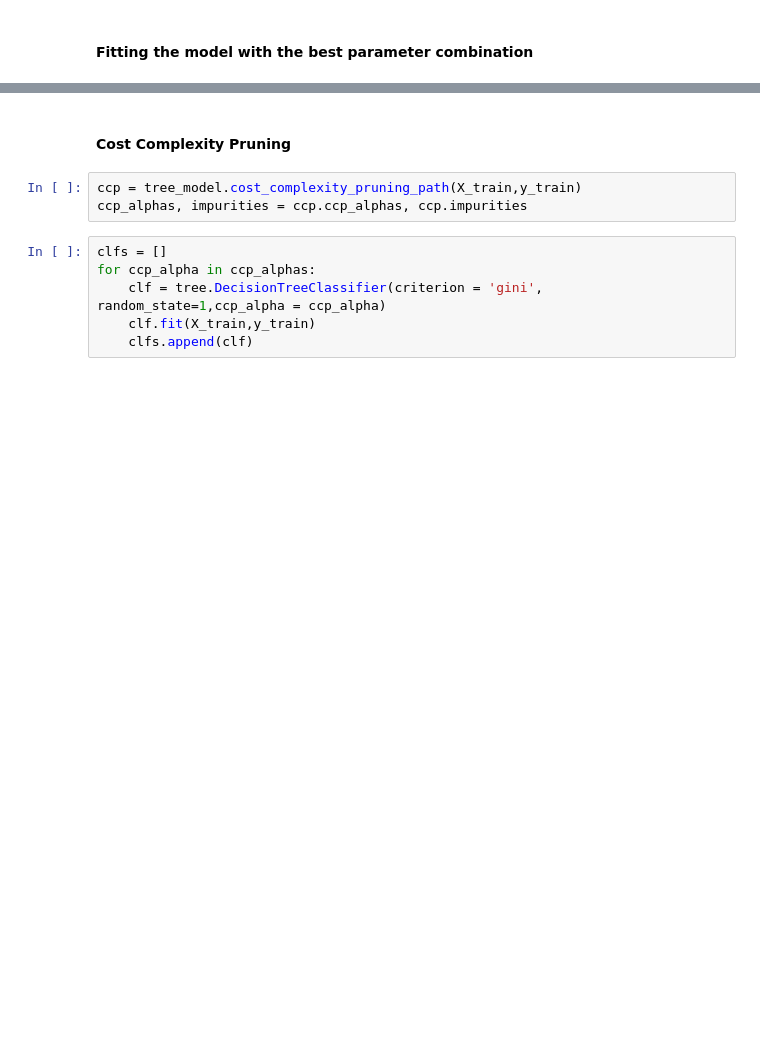
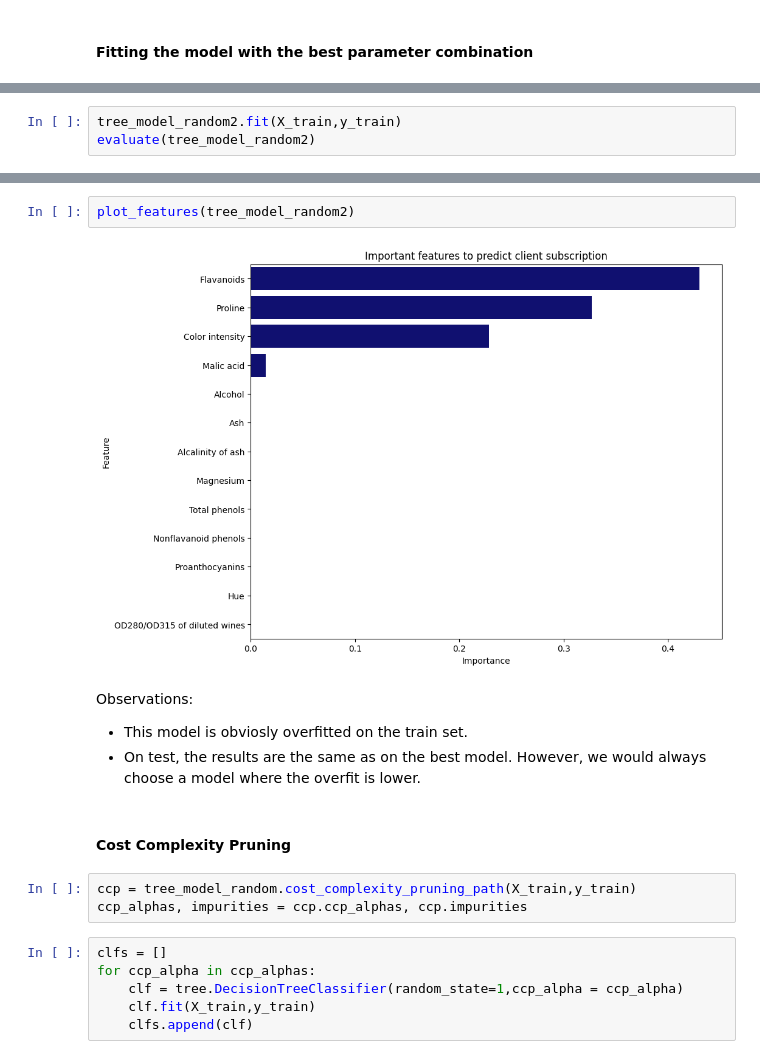
Before and after one commit to nadiaverdha/MachineLearningEx1, a Jupyter notebook: Ex1_wine.ipynb, the cells around one changed output, grey strips where cells are left out. Drawn from its saved outputs; the diff is of its cells as text; blank space fills up the shorter version.

```diff
--- a/Ex1_wine.ipynb
+++ b/Ex1_wine.ipynb
@@ -405,0 +413,3 @@ Observations:
+# %%
+tree_model_random2.fit(X_train,y_train)
+evaluate(tree_model_random2)
@@ -406,12 +431,20 @@ Observations:
+# %%
+plot_features(tree_model_random2)
+# %% [output]
+[figure, added]
+# %% [markdown]
+Observations:
+- This model is obviosly overfitted on the train set.
+- On test, the results are the same as on the best model. However, we would always choose a model where the overfit is lower.
 # %% [markdown]
 #### Cost Complexity Pruning
 # %%
-ccp = tree_model.cost_complexity_pruning_path(X_train,y_train)
+ccp = tree_model_random.cost_complexity_pruning_path(X_train,y_train)
 ccp_alphas, impurities = ccp.ccp_alphas, ccp.impurities
 # %%
 clfs = []
 for ccp_alpha in ccp_alphas:
-    clf = tree.DecisionTreeClassifier(criterion = 'gini', random_state=1,ccp_alpha = ccp_alpha)
+    clf = tree.DecisionTreeClassifier(random_state=1,ccp_alpha = ccp_alpha)
     clf.fit(X_train,y_train)
     clfs.append(clf)
 # %%
```
Also changed, not shown: parts of 30 cells of this notebook, 1 other file.
